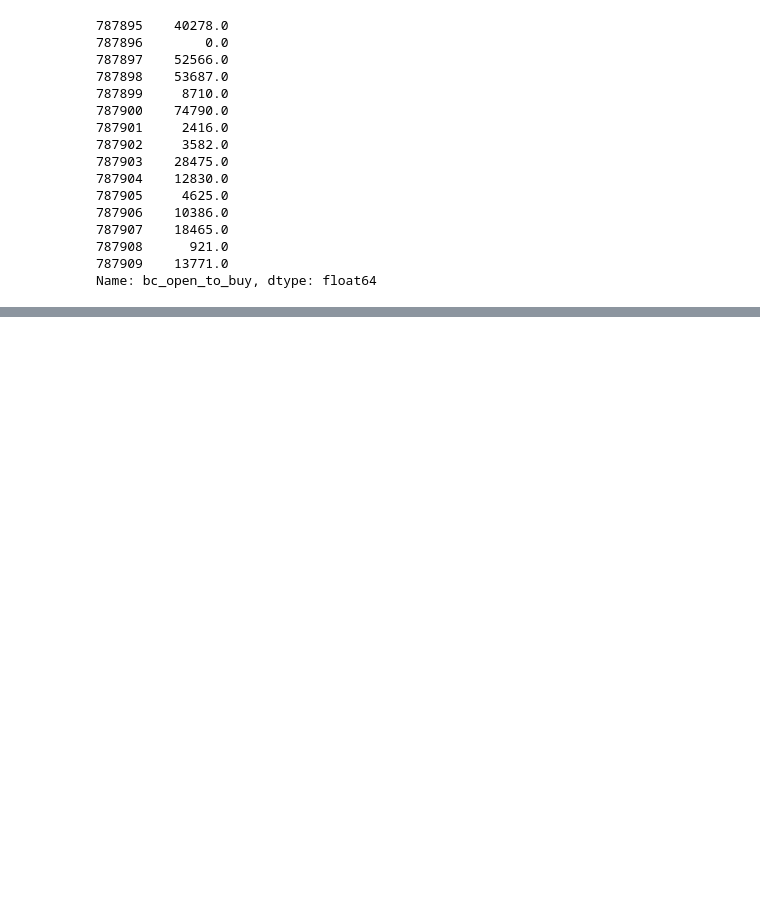
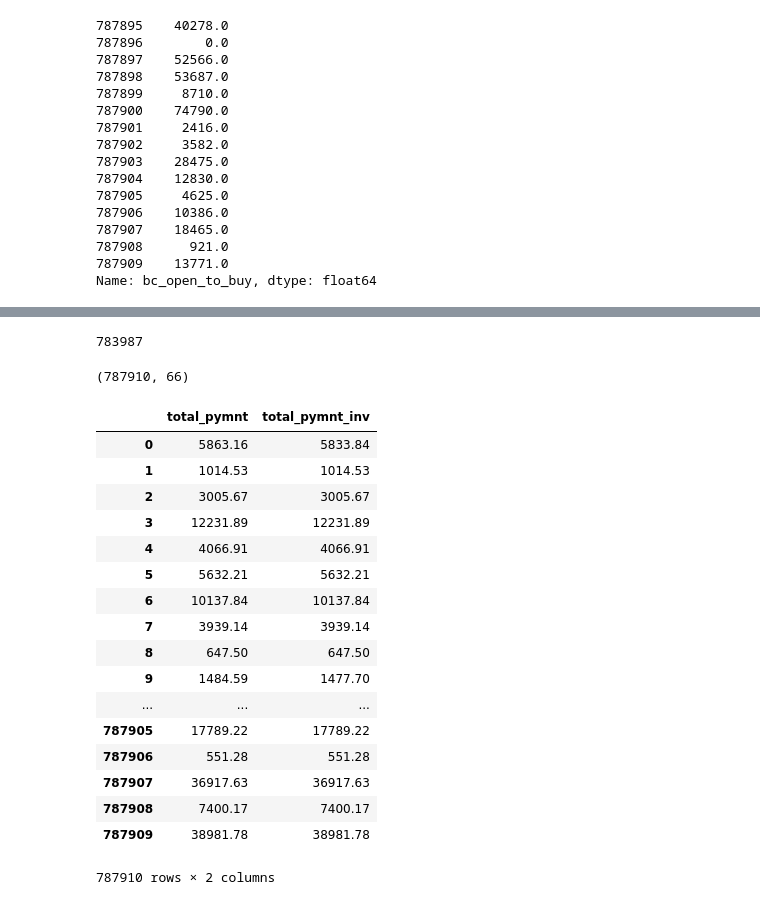
Before and after one commit to mariafabiano/lending-club, a Jupyter notebook: data_cleaning.ipynb, the cells around one changed output, grey strips where cells are left out. Cells and saved outputs as stored; diff of their text form; code cells hidden in the pictures; blank space fills up the shorter version.

```diff
--- a/data_cleaning.ipynb
+++ b/data_cleaning.ipynb
@@ -598,0 +782,4 @@ Name: application_type, dtype: int64
+# %%
+# since most of mths_since_recent_revol_delinq is missing, and label dist reflects overall label distribution, we drop
+# also, seems correlated with mths_since_last_delinq
+df.drop("mths_since_recent_revol_delinq", axis=1, inplace=True)
@@ -598,0 +810,3 @@ Name: application_type, dtype: int64
+# %%
+# since most of mths_since_last_delinq is missing, and label distribution reflects overall label distribution, we drop
+df.drop("mths_since_last_delinq", axis=1, inplace=True)
@@ -598,0 +827,2 @@ Name: application_type, dtype: int64
+# %%
+df.drop("orig_projected_additional_accrued_interest", axis=1, inplace=True)
@@ -598,0 +841,31 @@ Name: application_type, dtype: int64
+# %%
+df[(np.abs(df['total_pymnt']) <= 1.1*np.abs(df['total_pymnt_inv'])) & (np.abs(df['total_pymnt']) >= .9*np.abs(df['total_pymnt_inv'])) ].shape[0]
+# %% [output]
+783987
+# %%
+df.shape
+# %% [output]
+(787910, 66)
+# %%
+df['total_pymnt'] = df['total_pymnt'].round(2)
+# %%
+df[['total_pymnt','total_pymnt_inv']]
+# %% [output]
+|  | total_pymnt | total_pymnt_inv |
+| 0 | 5863.16 | 5833.84 |
+| 1 | 1014.53 | 1014.53 |
+| 2 | 3005.67 | 3005.67 |
+| 3 | 12231.89 | 12231.89 |
+| 4 | 4066.91 | 4066.91 |
+| 5 | 5632.21 | 5632.21 |
+| 6 | 10137.84 | 10137.84 |
+| 7 | 3939.14 | 3939.14 |
+| 8 | 647.50 | 647.50 |
+| 9 | 1484.59 | 1477.70 |
+| ... | ... | ... |
+| 787905 | 17789.22 | 17789.22 |
+| 787906 | 551.28 | 551.28 |
+| 787907 | 36917.63 | 36917.63 |
+| 787908 | 7400.17 | 7400.17 |
+| 787909 | 38981.78 | 38981.78 |
+787910 rows × 2 columns
```
Also changed, not shown: parts of 149 cells of this notebook.
